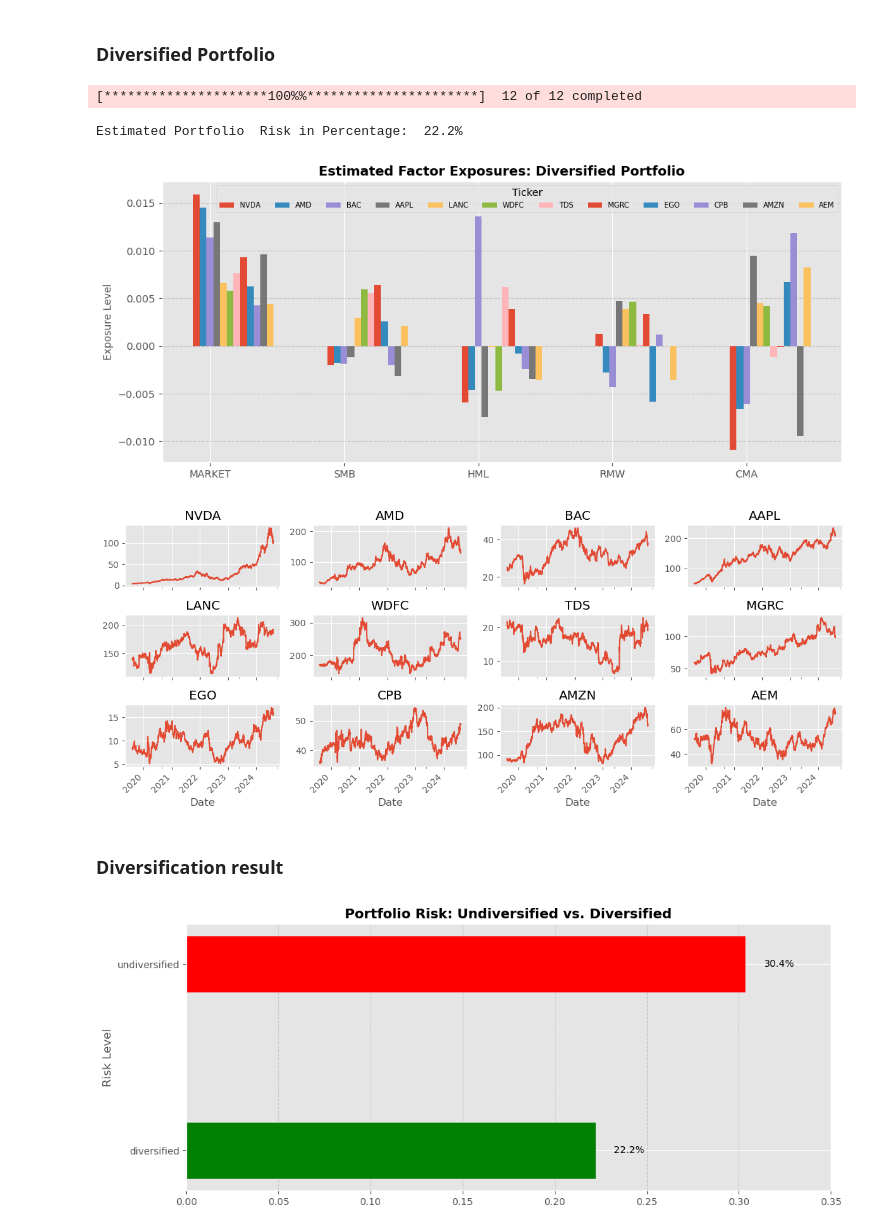
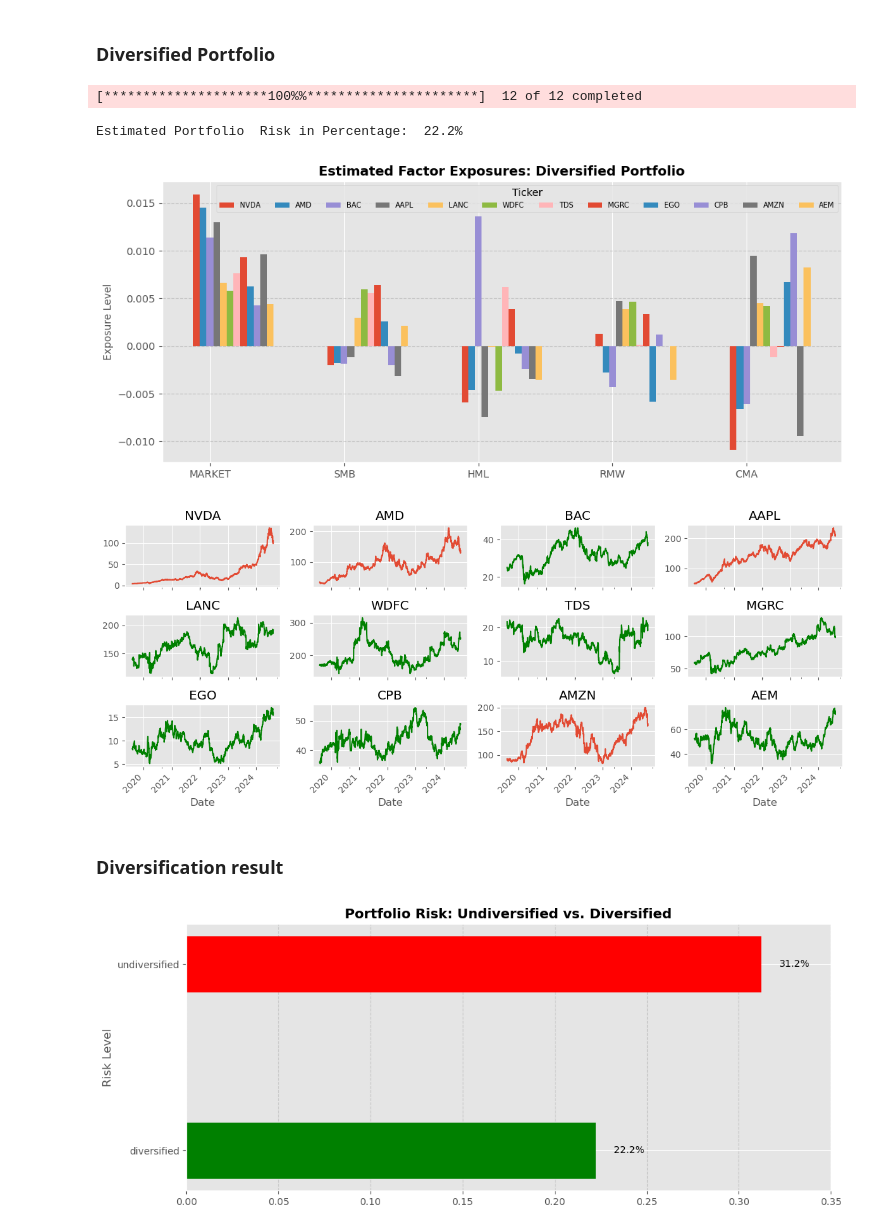
Before and after one commit to musandur/portfolio-constrction-and-diversification, a Jupyter notebook: portfolio_diversification.ipynb, the cells around one changed output. Saved outputs shown, nothing was run; the diff lists cells and outputs as text; code cells hidden in the pictures.

```diff
--- a/portfolio_diversification.ipynb
+++ b/portfolio_diversification.ipynb
@@ -129,7 +129,7 @@ class portfolio_risk_and_beta_estimates(object):
         plt.show()
 
     # plot the selected assets
-    def plot_selected_assets(self, close_prices, nrows, ncols):
+    def plot_selected_assets(self, close_prices, nrows, ncols, new_added_assets=[]):
 
         fig, axes = plt.subplots(nrows=nrows, ncols=ncols, figsize=(12, 5), sharex=True)
         axes = axes.flatten()
@@ -137,8 +137,13 @@ class portfolio_risk_and_beta_estimates(object):
         for i, ticker in enumerate(self.ticker_list):
 
             ax = axes[i]
-            close_prices[ticker].plot(ax=ax, title=ticker)
-            ax.set_title(ticker)
+            if ticker in new_added_assets:
+                close_prices[ticker].plot(ax=ax, title=ticker, color='green')
+                ax.set_title(ticker)
+            else:
+                close_prices[ticker].plot(ax=ax, title=ticker)
+                ax.set_title(ticker)
+
 
             ax.xaxis.set_major_locator(mdates.YearLocator())
             ax.xaxis.set_major_formatter(mdates.DateFormatter('%Y'))
@@ -193,25 +198,26 @@ Estimated Portfolio  Risk in Percentage:  30.4%
 ### Diversified Portfolio
 # %%
 diversified_ticker_list = ['NVDA', 'AMD', 'BAC', 'AAPL', 'LANC', 'WDFC','TDS',  'MGRC', 'EGO', 'CPB', 'AMZN', 'AEM']
+new_added_ticker_list = ['BAC', 'LANC', 'WDFC','TDS',  'MGRC', 'EGO', 'CPB', 'AEM']
 historical_data = yf.download(tickers=diversified_ticker_list, start='2019-08-08', end='2024-08-09')
 diversified_close_prices = historical_data['Adj Close']
 diversified_daily_ret = diversified_close_prices.pct_change().dropna()
 # print(daily_ret.head())
 diversified_daily_ret.index.name = 'date'
 diversified_daily_ret.columns.name = ''
 
 diversified_portfolio = portfolio_risk_and_beta_estimates(diversified_ticker_list, diversified_daily_ret, factor_data, risk_factor_names)
 
 diversified_risk_p = diversified_portfolio.estimate_portfolio_risk(annualized_coef=252)
 
 diversified_portfolio.plot_estimated_risk_exposures(title='Estimated Factor Exposures: Diversified Portfolio')
 
-diversified_portfolio.plot_selected_assets(diversified_close_prices, nrows=3, ncols=4)
+diversified_portfolio.plot_selected_assets(diversified_close_prices, nrows=3, ncols=4, new_added_assets=new_added_ticker_list)
 # %% [output]
 [*********************100%%**********************]  12 of 12 completed
 Estimated Portfolio  Risk in Percentage:  22.2%
 [figure]
-[figure, old version]
+[figure, new version]
 # %% [markdown]
 ### Diversification result
 # %%
@@ -225,7 +231,7 @@ ax.barh('undiversified', result['undiversified'], color='red', height=0.3)
 
 
 ax.text(result['diversified'] + 0.01, 0, '22.2%', va='center')
-ax.text(result['undiversified'] + 0.01, 1, '30.4%', va='center')
+ax.text(result['undiversified'] + 0.01, 1, '31.2%', va='center')
 
 
 plt.ylabel('Risk Level')
@@ -238,4 +244,4 @@ plt.grid(axis='x', color='gray', linestyle='--', alpha=.3)
 plt.xticks(rotation=0)
 plt.show()
 # %% [output]
-[figure, old version]
+[figure, new version]
```
Also changed, not shown: parts of 3 cells of this notebook.
